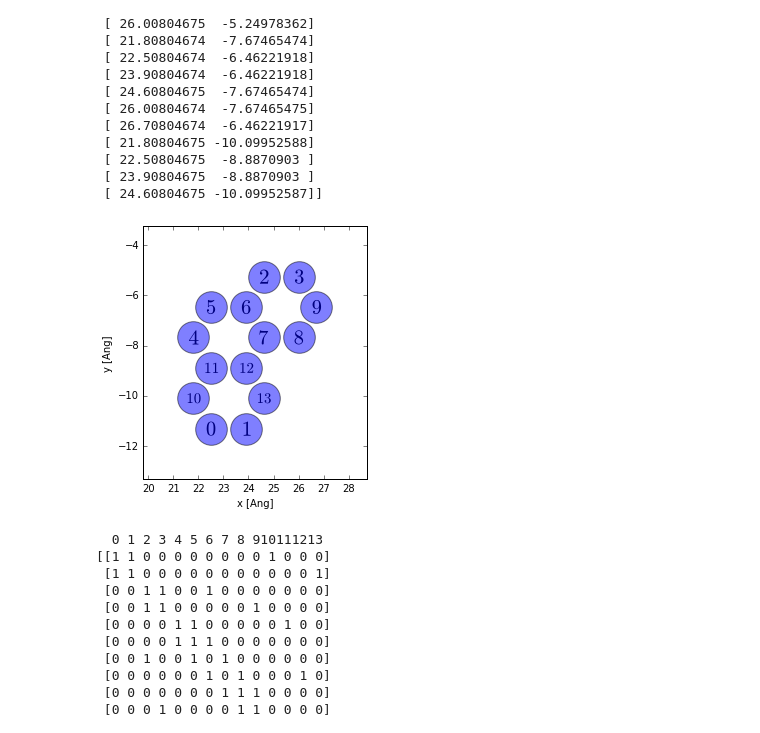
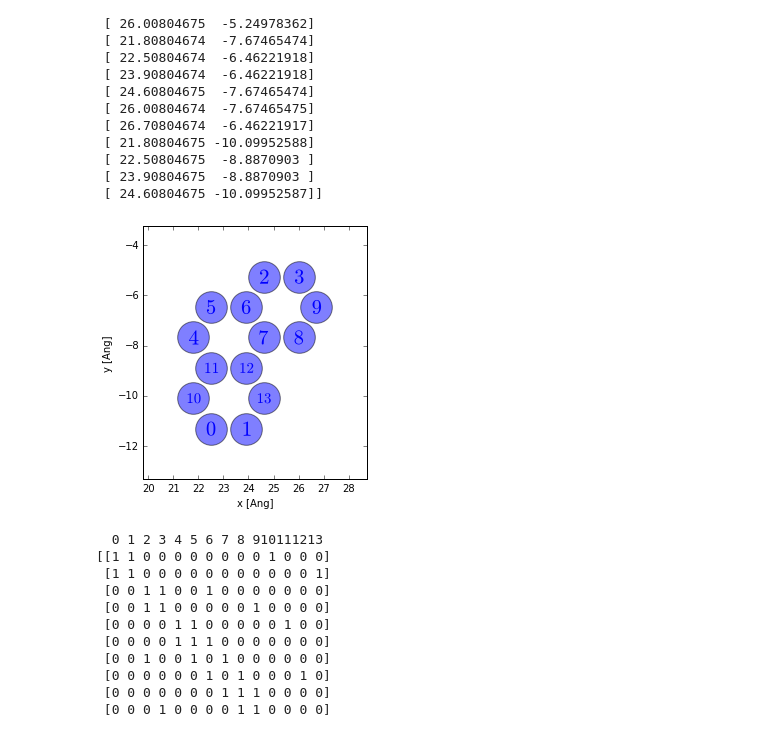
Before and after one commit to dipc-cc/sp2graph, a Jupyter notebook: sp2graph.ipynb, the cells around one changed output. Cells and saved outputs as stored; diff of their text form; code cells hidden in the pictures.

```diff
--- a/sp2graph.ipynb
+++ b/sp2graph.ipynb
@@ -38,29 +38,29 @@ print(V)
  [ 19.39269311  17.0630144    6.358502  ]]
 # %%
 # rotate to the xy plane if needed
-def aunit(array):
+def unitA(array):
     """ Returns the unit array """
     return array / np.linalg.norm(array)
 
-def aangle(a1, a2):
+def angleA(a1, a2):
     """ Returns the angle in radians between arrays 'a1' and 'a2' """
-    a1_u = aunit(a1)
-    a2_u = aunit(a2)
+    a1_u = unitA(a1)
+    a2_u = unitA(a2)
     return np.arccos(np.clip(np.dot(a1_u, a2_u), -1.0, 1.0))
 
-def axyproj(array):
+def xyprojA(array):
     """ Returns the an equiarrayalent 2D structure rotated to the xy plane """
-    u1 = aunit(array[1]-array[0])
+    u1 = unitA(array[1]-array[0])
     u2 = array[2]-array[0]
-    u3 = aunit(np.cross(u1, u2))
-    u2 = aunit(np.cross(u3, u1))
+    u3 = unitA(np.cross(u1, u2))
+    u2 = unitA(np.cross(u3, u1))
     proj = np.linalg.inv([u1, u2, u3])
     array = np.matmul(array, proj)
     if np.max(array[:,2])-np.min(array[:,2]) > 0.01:
         raise ValueError('Structure is not planar!')
     return np.delete(array, 2, axis=1)
 
-V = axyproj(V)
+V = xyprojA(V)
 print(V)
 # %% [output]
 [[ 22.50804674 -11.31196143]
@@ -78,16 +78,19 @@ print(V)
  [ 23.90804675  -8.8870903 ]
  [ 24.60804675 -10.09952587]]
 # %%
-# visualize the structure
-f, axs = plt.subplots(1, 1, figsize=(4, 10))
-lb_x = V[:,0]
-for j in range(nV):
-    axs.scatter(V[j,0], V[j,1], s=200, c='black',
-                marker=r"$ {} $".format(str(j)), edgecolors='none')
-    axs.scatter(V[j,0], V[j,1], s=1000, c='b', alpha=.5)
-axs.set_xlim(min(V[:,0])-2., max(V[:,0])+2.);
-axs.set_ylim(min(V[:,1])-2., max(V[:,1])+2.);
-axs.set_xlabel('x [Ang]'); axs.set_ylabel('y [Ang]'); axs.set_aspect('equal');
+def viewV(V):
+    """ Visualize the vertices """
+    fig, axs = plt.subplots(figsize=(4, 10))
+    for i in range(len(V)):
+        axs.scatter(V[i,0],V[i,1], s=200, c='b', marker=r"$ {} $".format(str(i)), edgecolors='none')
+        axs.scatter(V[i,0],V[i,1], s=1000, c='b', alpha=.5)
+    axs.set_xlim(min(V[:,0])-2., max(V[:,0])+2.)
+    axs.set_ylim(min(V[:,1])-2., max(V[:,1])+2.)
+    axs.set_xlabel('x [Ang]')
+    axs.set_ylabel('y [Ang]')
+    axs.set_aspect('equal')
+
+viewV(V)
 # %% [output]
-[figure, old version]
+[figure, new version]
 # %%
```
Also changed, not shown: parts of 3 cells of this notebook.
